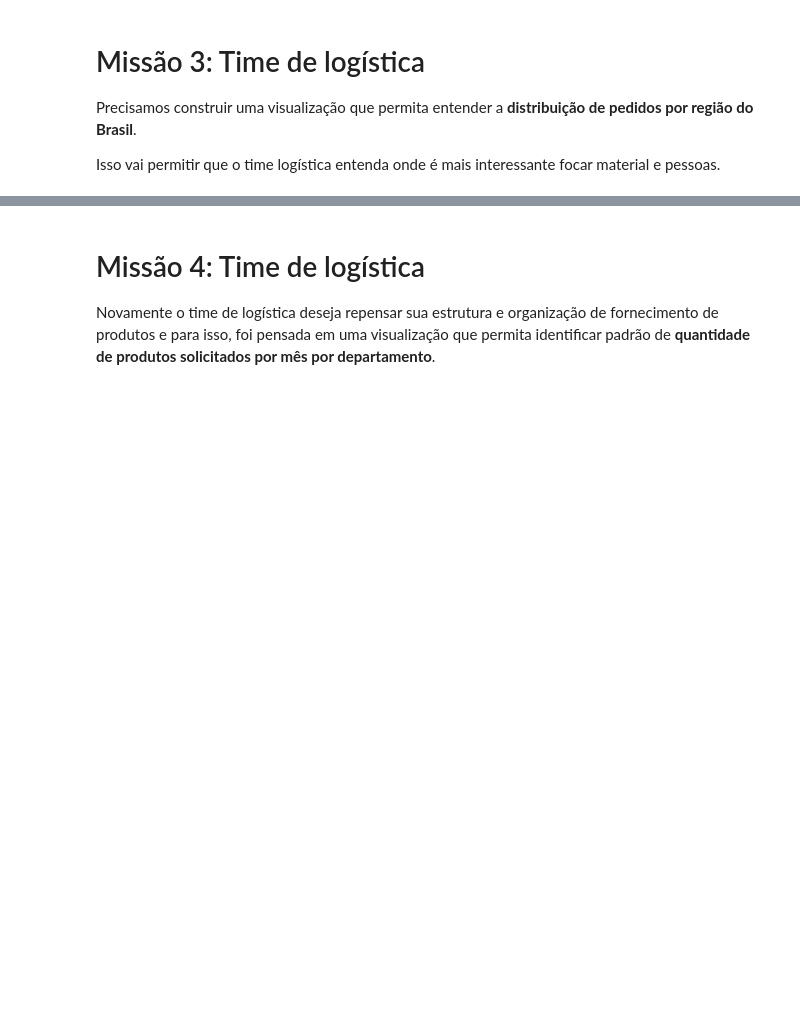
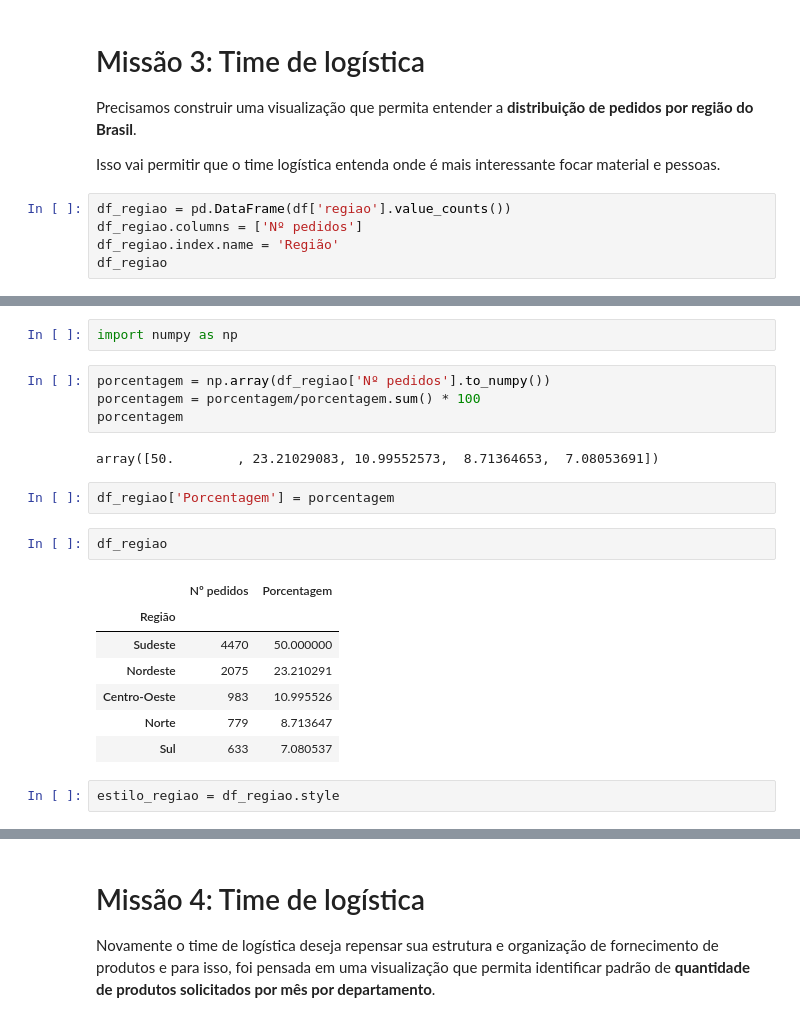
Before and after one commit to lukaswyllis/formacao-avancando-em-data-science-com-python, a Jupyter notebook: Curso 4 - Data Visualization - Estilização de tabelas com Python.ipynb, the cells around one changed output, grey strips where cells are left out. Saved outputs shown, nothing was run; the diff lists cells and outputs as text; blank space fills up the shorter version.

```diff
--- a/Curso 4 - Data Visualization - Estilização de tabelas com Python.ipynb
+++ b/Curso 4 - Data Visualization - Estilização de tabelas com Python.ipynb
@@ -265,3 +278,8 @@ ValueError: Unknown format code 'f' for object of type 'str'
 Precisamos construir uma visualização que permita entender a **distribuição de pedidos por região do Brasil**.
 
 Isso vai permitir que o time logística entenda onde é mais interessante focar material e pessoas.
+# %%
+df_regiao = pd.DataFrame(df['regiao'].value_counts())
+df_regiao.columns = ['Nº pedidos']
+df_regiao.index.name = 'Região'
+df_regiao
@@ -267,0 +294,22 @@ Isso vai permitir que o time logística entenda onde é mais interessante focar
+# %%
+import numpy as np
+# %%
+porcentagem = np.array(df_regiao['Nº pedidos'].to_numpy())
+porcentagem = porcentagem/porcentagem.sum() * 100
+porcentagem
+# %% [output]
+array([50.        , 23.21029083, 10.99552573,  8.71364653,  7.08053691])
+# %%
+df_regiao['Porcentagem'] = porcentagem
+# %%
+df_regiao
+# %% [output]
+|  | Nº pedidos | Porcentagem |
+| Região |  |  |
+| Sudeste | 4470 | 50.000000 |
+| Nordeste | 2075 | 23.210291 |
+| Centro-Oeste | 983 | 10.995526 |
+| Norte | 779 | 8.713647 |
+| Sul | 633 | 7.080537 |
+# %%
+estilo_regiao = df_regiao.style
```
Also changed, not shown: parts of 10 cells of this notebook.
